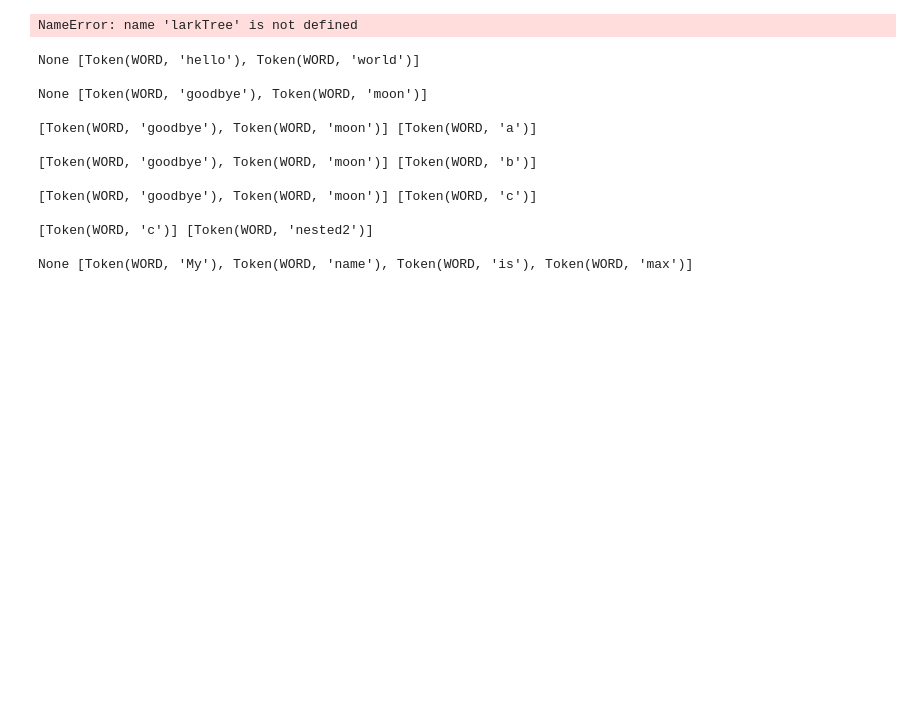
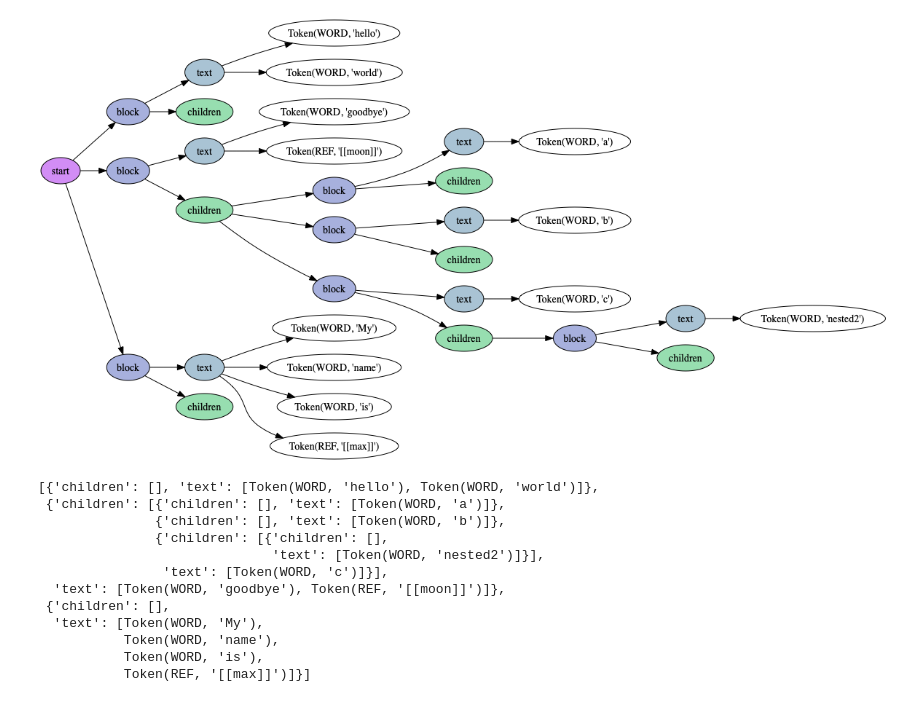
Before and after one commit to maxsun/SemanticScribe, a Jupyter notebook: NotesParser.ipynb, the cells around one changed output. Saved outputs shown, nothing was run; the diff lists cells and outputs as text; code cells hidden in the pictures; blank space fills up the shorter version.

Commit message:
Updated to include references, and parse to a dictionary

```diff
--- a/NotesParser.ipynb
+++ b/NotesParser.ipynb
@@ -15,8 +14,10 @@ ImportError: cannot import name 'larkTree' from 'lark' (/usr/local/lib/python3.7
 
 tree_grammar = r"""
     ?start: (_NL* block)+
-    block: "- " line _NL [_INDENT block+ _DEDENT]
-    line: (WORD*)
+    block: "- " text _NL children
+    text: (WORD|REF)*
+    children: [_INDENT block+ _DEDENT]
+    REF: /\[\[/ WORD /\]\]/
     %import common.CNAME -> WORD
     %import common.WS_INLINE
     %declare _INDENT _DEDENT
@@ -26,59 +27,66 @@ tree_grammar = r"""
 
 class TreeIndenter(Indenter):
     NL_type = '_NL'
     OPEN_PAREN_types = []
     CLOSE_PAREN_types = []
     INDENT_type = '_INDENT'
     DEDENT_type = '_DEDENT'
     tab_len = 4
 
 class BasicTransformer(Transformer):
-    line = list
+#     line = list
+    pass
+#     def block(self, items):
+#         return items
 
 parser = Lark(
     tree_grammar,
     parser='lalr',
     postlex=TreeIndenter(),
     transformer=BasicTransformer)
 
 test_tree = """
 
 - hello world
-- goodbye moon
+- goodbye [[moon]]
   - a
   - b
   - c
     - nested2
-- My name is max
+- My name is [[max]]
 
 """
 
 t = parser.parse(test_tree)
 display_tree(parser.parse(test_tree))
 # %% [output]
-NameError: name 'larkTree' is not defined
+[figure, added]
 # %%
 
 def parse_blocks(blocks, parent=None):
+    results = []
     for block in blocks:
-        block_text = block.children[0]
-        block_children = block.children[1:]
-        print()
-        print(parent, block_text)
-        parse_blocks(block_children, parent=block_text)
+        blocktext = block.children[0]
+        children = block.children[1].children
+        children = parse_blocks(children)
+        results.append({
+            'text': blocktext.children,
+            'children': children
+        })
+    return results
 
-parse_blocks(t.children)
+b = parse_blocks(t.children)
+pprint(b)
 # %% [output]
-None [Token(WORD, 'hello'), Token(WORD, 'world')]
-
-None [Token(WORD, 'goodbye'), Token(WORD, 'moon')]
-
-[Token(WORD, 'goodbye'), Token(WORD, 'moon')] [Token(WORD, 'a')]
-
-[Token(WORD, 'goodbye'), Token(WORD, 'moon')] [Token(WORD, 'b')]
-
-[Token(WORD, 'goodbye'), Token(WORD, 'moon')] [Token(WORD, 'c')]
-
-[Token(WORD, 'c')] [Token(WORD, 'nested2')]
-
-None [Token(WORD, 'My'), Token(WORD, 'name'), Token(WORD, 'is'), Token(WORD, 'max')]
+[{'children': [], 'text': [Token(WORD, 'hello'), Token(WORD, 'world')]},
+ {'children': [{'children': [], 'text': [Token(WORD, 'a')]},
+               {'children': [], 'text': [Token(WORD, 'b')]},
+               {'children': [{'children': [],
+                              'text': [Token(WORD, 'nested2')]}],
+                'text': [Token(WORD, 'c')]}],
+  'text': [Token(WORD, 'goodbye'), Token(REF, '[[moon]]')]},
+ {'children': [],
+  'text': [Token(WORD, 'My'),
+           Token(WORD, 'name'),
+           Token(WORD, 'is'),
+           Token(REF, '[[max]]')]}]
```
Also changed, not shown: parts of 1 cell of this notebook.
